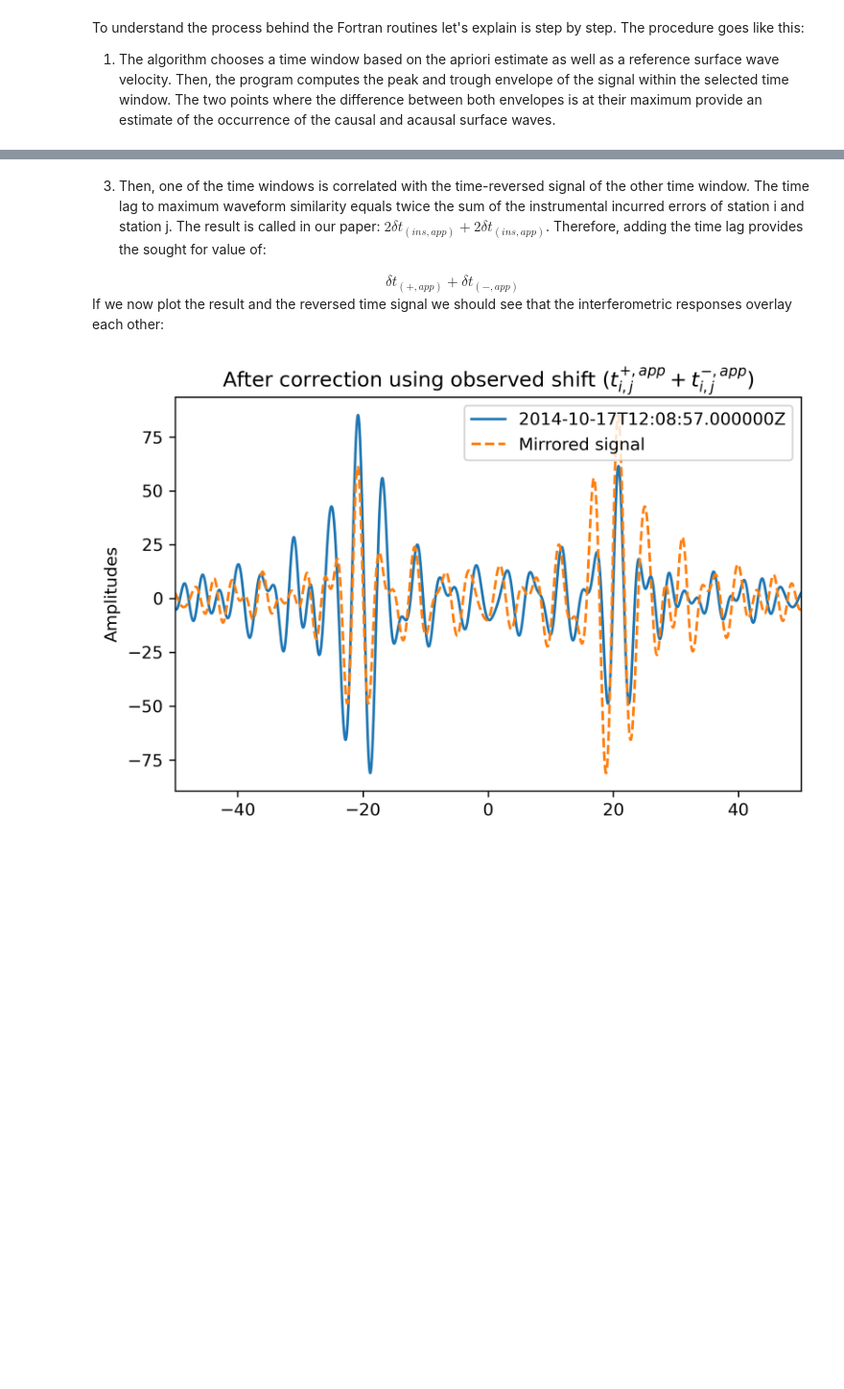
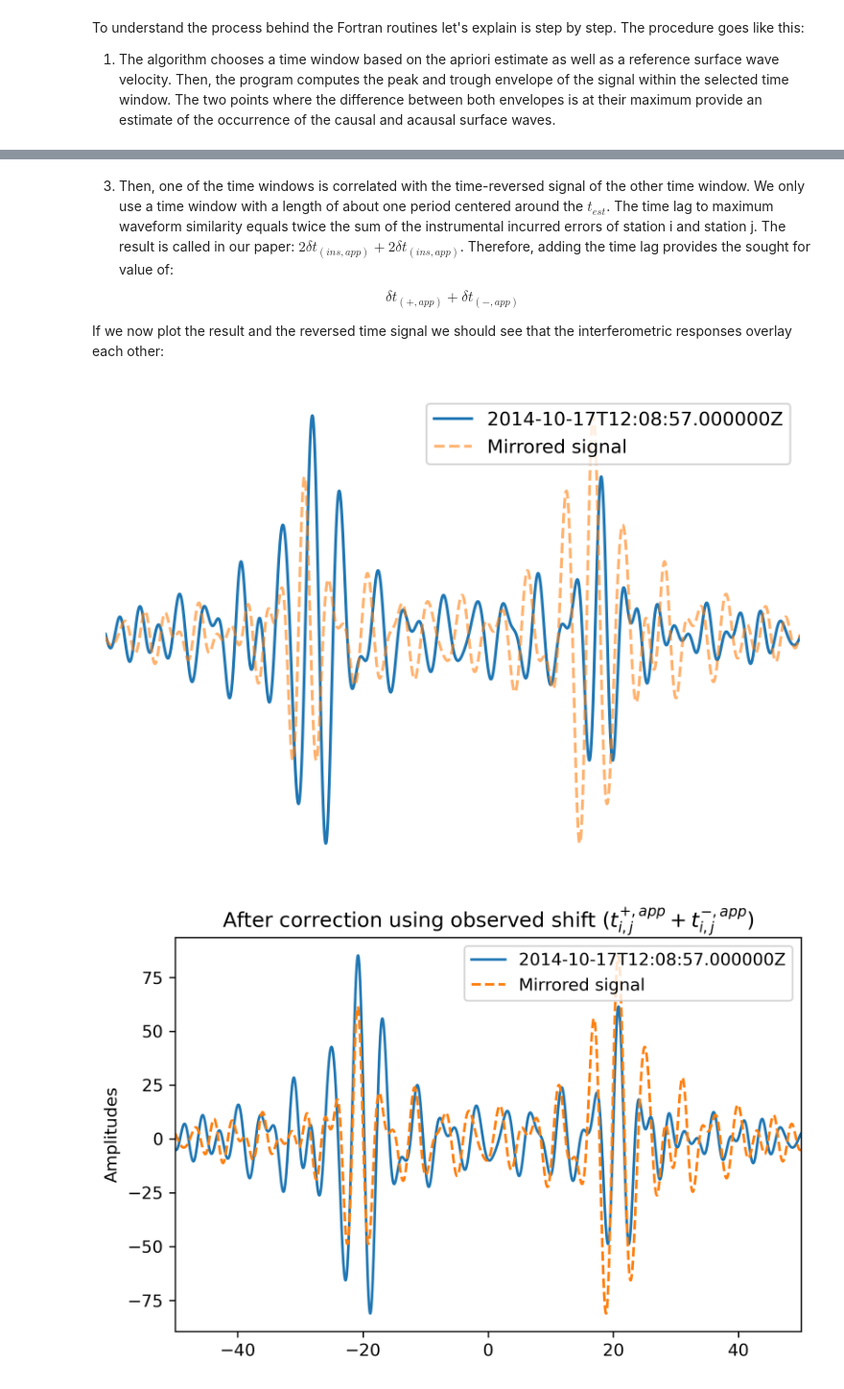
Before and after one commit to davidn182/ocloc, a Jupyter notebook: tutorials/4. Calculate t_app.ipynb, the cells around one changed output, grey strips where cells are left out. Shown: that part at 96% size. Cells and saved outputs as stored; diff of their text form; code cells hidden in the pictures; blank space fills up the shorter version.

```diff
--- a/tutorials/4. Calculate t_app.ipynb
+++ b/tutorials/4. Calculate t_app.ipynb
@@ -136,9 +209,22 @@ plt.show()
 # %% [markdown]
-   3. Then, one of the time windows is correlated with the time-reversed signal of the other time window. The time lag to maximum waveform similarity equals twice the sum of the instrumental incurred errors of station i and station j. The result is called in our paper: $2\delta t_{(ins,app)} + 2\delta t_{(ins,app)}$. Therefore, adding the time lag provides the sought for value of:
+   3. Then, one of the time windows is correlated with the time-reversed signal of the other time window. We only use a time window with a length of about one period centered around the $t_{est}$. The time lag to maximum waveform similarity equals twice the sum of the instrumental incurred errors of station i and station j. The result is called in our paper: $2\delta t_{(ins,app)} + 2\delta t_{(ins,app)}$. Therefore, adding the time lag provides the sought for value of:
 
-<center> $\delta t_{(+,app)} + \delta t_{(−,app)}$ </center>
+$$\delta t_{(+,app)} + \delta t_{(−,app)}$$
 
 If we now plot the result and the reversed time signal we should see that the interferometric responses overlay each other:
+# %%
+figure = plt.figure(dpi=300)
+plt.plot(t, data, label=tr.stats.average_date)
+plt.plot(t, data[::-1], ls="--", label="Mirrored signal", alpha=0.6)
+plt.xlim(min_t, max_t)
+plt.ylabel("Amplitudes")
+plt.tight_layout()
+plt.legend(loc="best")
+plt.axis('off')
+plt.savefig("/Users/localadmin/Downloads/mirrored2.png")
+plt.show()
+# %% [output]
+[figure, new version]
 # %%
 figure = plt.figure(dpi=300)
 plt.plot(t - observed_shift / 2, data, label=tr.stats.average_date)
```
Also changed, not shown: parts of 9 cells of this notebook.
